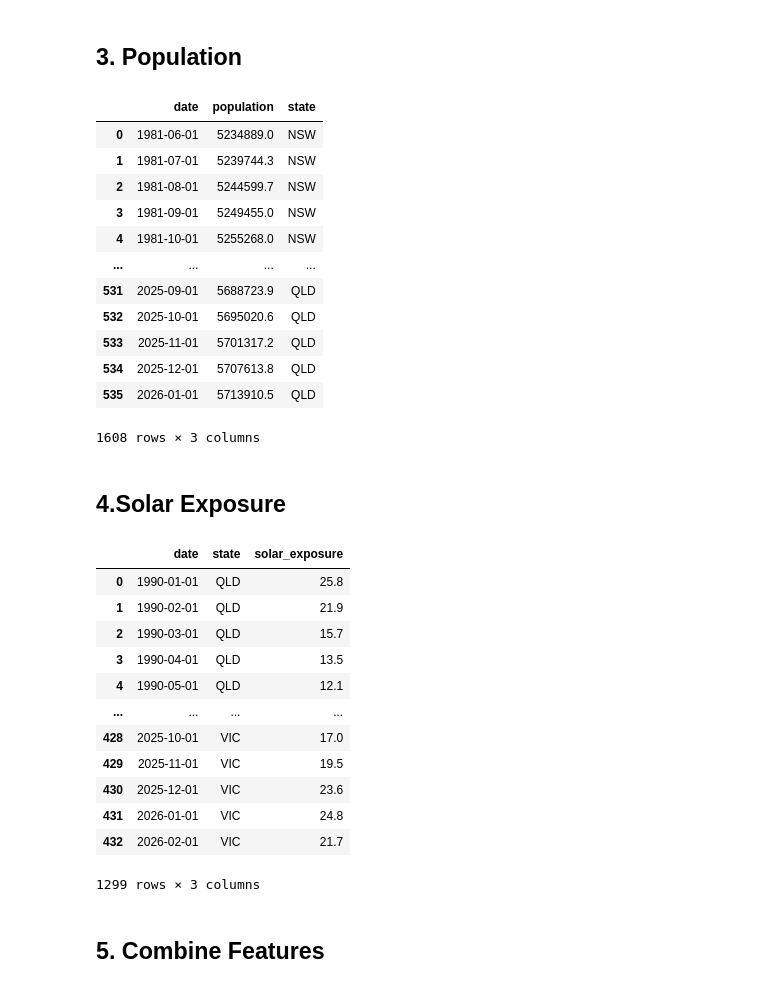
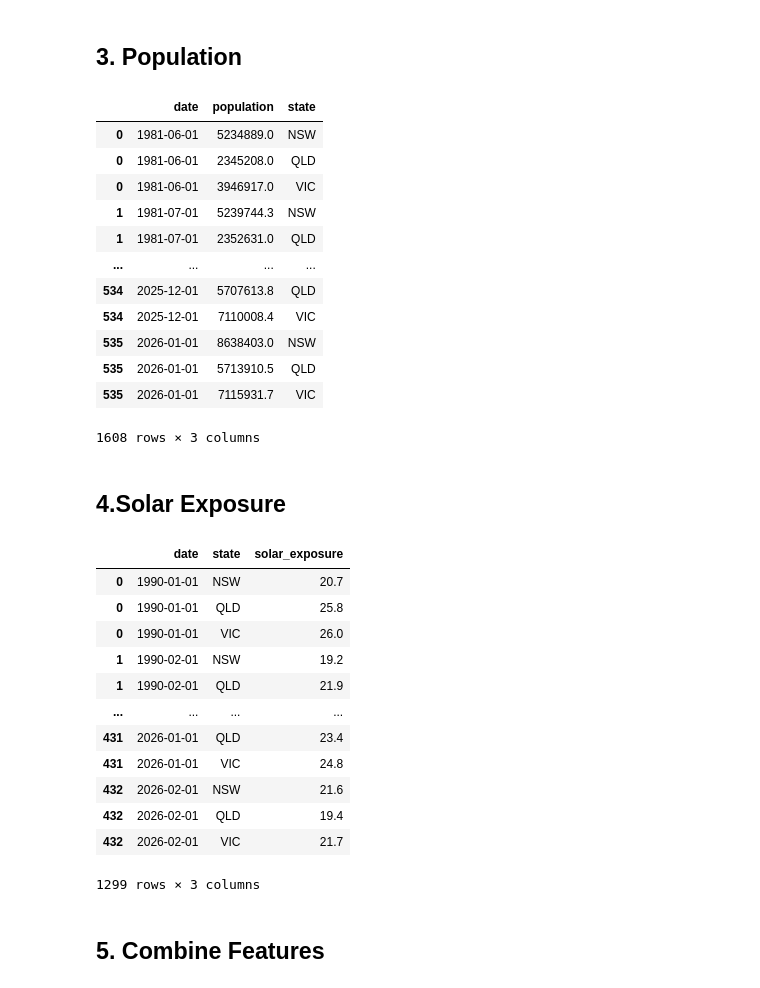
Before and after one commit to DavidP-01/example_analysis_david_p, a Jupyter notebook: supply_electricity_forecasting_features.ipynb, the cells around one changed output. Cells and saved outputs as stored; diff of their text form; code cells hidden in the pictures.

```diff
--- a/supply_electricity_forecasting_features.ipynb
+++ b/supply_electricity_forecasting_features.ipynb
@@ -310,25 +310,25 @@ pop['date'] = pd.to_datetime(pop['date'])
 # %%
 #move to parquet
 file_name = 'population_data.parquet'
 data_folder = os.path.join(os.getcwd(), r'features')
 
 path = os.path.join(data_folder,file_name)
 pop.to_parquet(path)
 
-pop
+pop.sort_values(['date', 'state'])
 # %% [output]
 |  | date | population | state |
 | 0 | 1981-06-01 | 5234889.0 | NSW |
+| 0 | 1981-06-01 | 2345208.0 | QLD |
+| 0 | 1981-06-01 | 3946917.0 | VIC |
 | 1 | 1981-07-01 | 5239744.3 | NSW |
-| 2 | 1981-08-01 | 5244599.7 | NSW |
-| 3 | 1981-09-01 | 5249455.0 | NSW |
-| 4 | 1981-10-01 | 5255268.0 | NSW |
+| 1 | 1981-07-01 | 2352631.0 | QLD |
 | ... | ... | ... | ... |
-| 531 | 2025-09-01 | 5688723.9 | QLD |
-| 532 | 2025-10-01 | 5695020.6 | QLD |
-| 533 | 2025-11-01 | 5701317.2 | QLD |
 | 534 | 2025-12-01 | 5707613.8 | QLD |
+| 534 | 2025-12-01 | 7110008.4 | VIC |
+| 535 | 2026-01-01 | 8638403.0 | NSW |
 | 535 | 2026-01-01 | 5713910.5 | QLD |
+| 535 | 2026-01-01 | 7115931.7 | VIC |
 1608 rows × 3 columns
 # %% [markdown]
 ## 4.Solar Exposure
@@ -372,19 +372,20 @@ for i in file:
     combined_data = pd.concat([combined_data, data], axis=0)
 
 combined_data['date'] = pd.to_datetime(combined_data['date'])
-combined_data
+
+combined_data.sort_values(['date', 'state'])
 # %% [output]
 |  | date | state | solar_exposure |
+| 0 | 1990-01-01 | NSW | 20.7 |
 | 0 | 1990-01-01 | QLD | 25.8 |
+| 0 | 1990-01-01 | VIC | 26.0 |
+| 1 | 1990-02-01 | NSW | 19.2 |
 | 1 | 1990-02-01 | QLD | 21.9 |
-| 2 | 1990-03-01 | QLD | 15.7 |
-| 3 | 1990-04-01 | QLD | 13.5 |
-| 4 | 1990-05-01 | QLD | 12.1 |
 | ... | ... | ... | ... |
-| 428 | 2025-10-01 | VIC | 17.0 |
-| 429 | 2025-11-01 | VIC | 19.5 |
-| 430 | 2025-12-01 | VIC | 23.6 |
+| 431 | 2026-01-01 | QLD | 23.4 |
 | 431 | 2026-01-01 | VIC | 24.8 |
+| 432 | 2026-02-01 | NSW | 21.6 |
+| 432 | 2026-02-01 | QLD | 19.4 |
 | 432 | 2026-02-01 | VIC | 21.7 |
 1299 rows × 3 columns
 # %%
```
Also changed, not shown: parts of 10 cells of this notebook, 6 other files.
